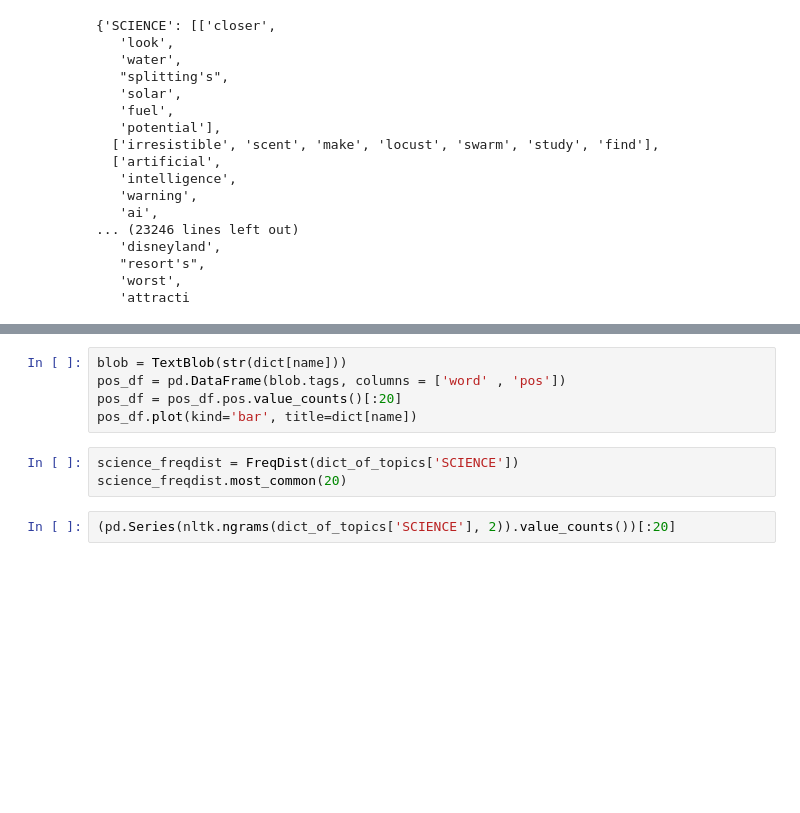
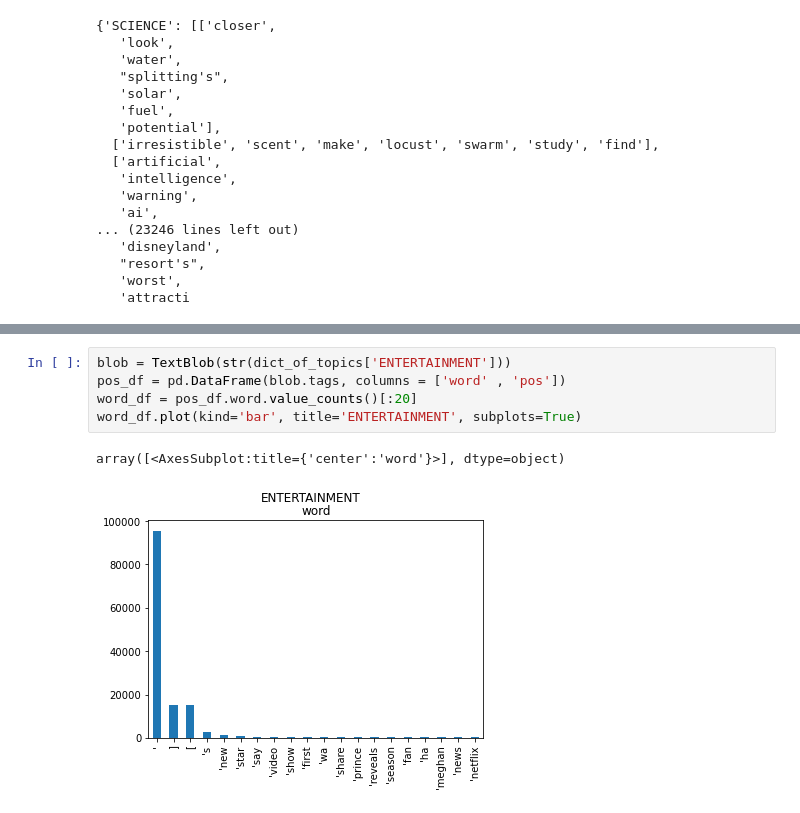
Before and after one commit to madoriathomas/capstone, a Jupyter notebook: headline_EDA.ipynb, the cells around one changed output, grey strips where cells are left out. Drawn from its saved outputs; the diff is of its cells as text; blank space fills up the shorter version.

```diff
--- a/headline_EDA.ipynb
+++ b/headline_EDA.ipynb
@@ -152,12 +160,10 @@ for name, values in dict_of_topics.items():
 <Figure size 1440x720 with 0 Axes>
 ... (4 outputs left out)
 # %%
-blob = TextBlob(str(dict[name]))
+blob = TextBlob(str(dict_of_topics['ENTERTAINMENT']))
 pos_df = pd.DataFrame(blob.tags, columns = ['word' , 'pos'])
-pos_df = pos_df.pos.value_counts()[:20]
-pos_df.plot(kind='bar', title=dict[name])
+word_df = pos_df.word.value_counts()[:20]
+word_df.plot(kind='bar', title='ENTERTAINMENT', subplots=True)
+# %% [output]
+array([<AxesSubplot:title={'center':'word'}>], dtype=object)
+[figure, added]
-# %%
-science_freqdist = FreqDist(dict_of_topics['SCIENCE'])
-science_freqdist.most_common(20)
-# %%
-(pd.Series(nltk.ngrams(dict_of_topics['SCIENCE'], 2)).value_counts())[:20]
```
Also changed, not shown: parts of 11 cells of this notebook.
